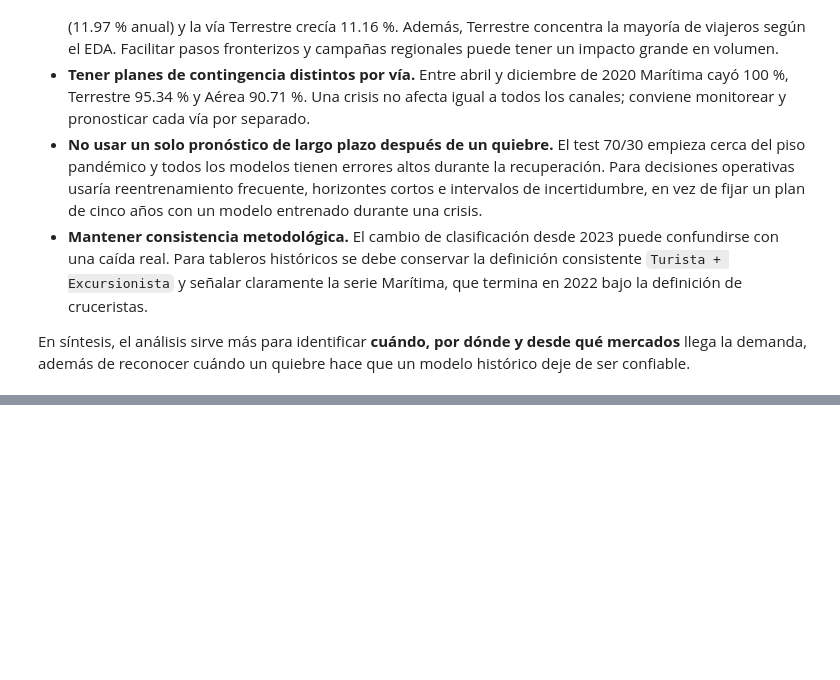
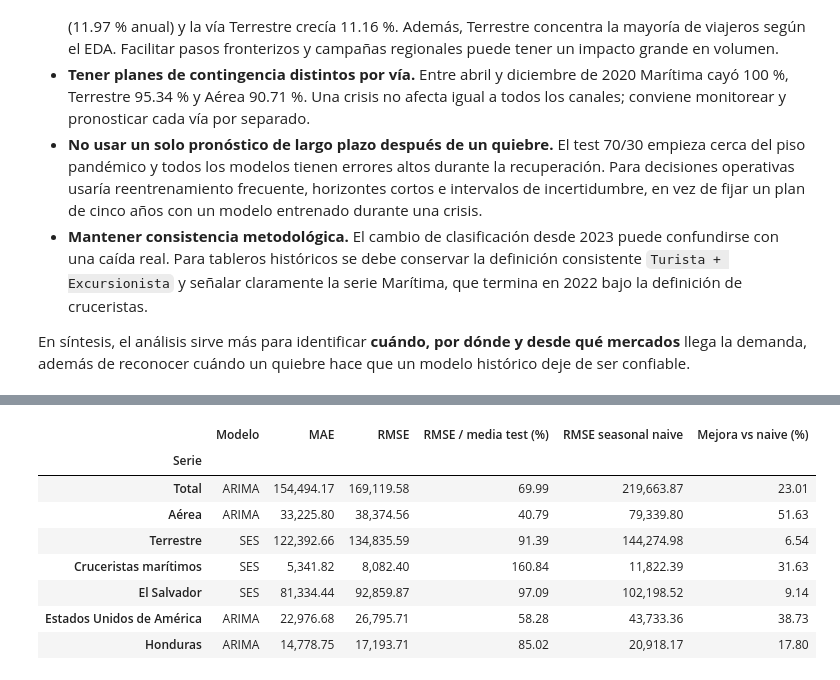
Before and after one commit to nicoCT04/Lab1DataScience, a Jupyter notebook: Lab1_Series_Paises.ipynb, the cells around one changed output, grey strips where cells are left out. Drawn from its saved outputs; the diff is of its cells as text; code cells hidden in the pictures; blank space fills up the shorter version.

```diff
--- a/Lab1_Series_Paises.ipynb
+++ b/Lab1_Series_Paises.ipynb
@@ -493,11 +493,11 @@ def indicadores(s):
     fuerza=max(0,1-np.var(resid)/np.var(resid+est))
     x=np.arange(len(z)); pendiente=np.polyfit(x,z.values,1)[0]
     crec=(np.exp(12*pendiente)-1)*100
-    vol=z.diff().std()
+    vol=resid.std()
     y19=s[(s.index.year==2019)&(s.index.month>=4)].sum()
     y20=s[(s.index.year==2020)&(s.index.month>=4)].sum()
     impacto=(1-y20/y19)*100
-    return {"Fuerza estacional":fuerza,"Crecimiento anual pre-COVID (%)":crec,"Volatilidad log mensual":vol,"Caída abr-dic 2020 vs 2019 (%)":impacto}
+    return {"Fuerza estacional":fuerza,"Crecimiento anual pre-COVID (%)":crec,"Volatilidad residual log":vol,"Caída abr-dic 2020 vs 2019 (%)":impacto}
 
 tablas_comparativas={}
 for cat,ss in CATEGORIAS.items():
@@ -573,0 +714,28 @@ En síntesis, el análisis sirve más para identificar **cuándo, por dónde y d
+# %%
+def evaluar_seleccion(nom,s,tf):
+    c=int(len(s)*.70); tro,te=s.iloc[:c],s.iloc[c:]; tr=tf(tro)
+    if seleccion[nom]=="ARIMA":
+        m=SARIMAX(tr,order=(1,1,1),seasonal_order=(0,0,0,0),enforce_stationarity=True,enforce_invertibility=True).fit(disp=False)
+        pt=m.get_forecast(len(te)).predicted_mean
+    else:
+        m=SimpleExpSmoothing(tr).fit(); pt=m.forecast(len(te))
+    inv=np.expm1 if tf is np.log1p else np.exp
+    pred=pd.Series(inv(np.asarray(pt)),index=te.index).clip(lower=0)
+    naive=pd.Series([tro.iloc[-12:].values[i%12] for i in range(len(te))],index=te.index)
+    mae=np.mean(np.abs(te-pred)); rmse=np.sqrt(np.mean((te-pred)**2)); rn=np.sqrt(np.mean((te-naive)**2))
+    return {"Modelo":seleccion[nom],"MAE":mae,"RMSE":rmse,"RMSE / media test (%)":100*rmse/te.mean(),
+            "RMSE seasonal naive":rn,"Mejora vs naive (%)":100*(1-rmse/rn)}
+calidad=[]
+for nom,(s,tf) in SERIES_AUD.items(): calidad.append({"Serie":nom,**evaluar_seleccion(nom,s,tf)})
+tabla_calidad=pd.DataFrame(calidad).set_index("Serie")
+tabla_calidad.round(2)
+# %% [output]
+|  | Modelo | MAE | RMSE | RMSE / media test (%) | RMSE seasonal naive | Mejora vs naive (%) |
+| Serie |  |  |  |  |  |  |
+| Total | ARIMA | 154,494.17 | 169,119.58 | 69.99 | 219,663.87 | 23.01 |
+| Aérea | ARIMA | 33,225.80 | 38,374.56 | 40.79 | 79,339.80 | 51.63 |
+| Terrestre | SES | 122,392.66 | 134,835.59 | 91.39 | 144,274.98 | 6.54 |
+| Cruceristas marítimos | SES | 5,341.82 | 8,082.40 | 160.84 | 11,822.39 | 31.63 |
+| El Salvador | SES | 81,334.44 | 92,859.87 | 97.09 | 102,198.52 | 9.14 |
+| Estados Unidos de América | ARIMA | 22,976.68 | 26,795.71 | 58.28 | 43,733.36 | 38.73 |
+| Honduras | ARIMA | 14,778.75 | 17,193.71 | 85.02 | 20,918.17 | 17.80 |
```
Also changed, not shown: parts of 28 cells of this notebook, 1 other file.
